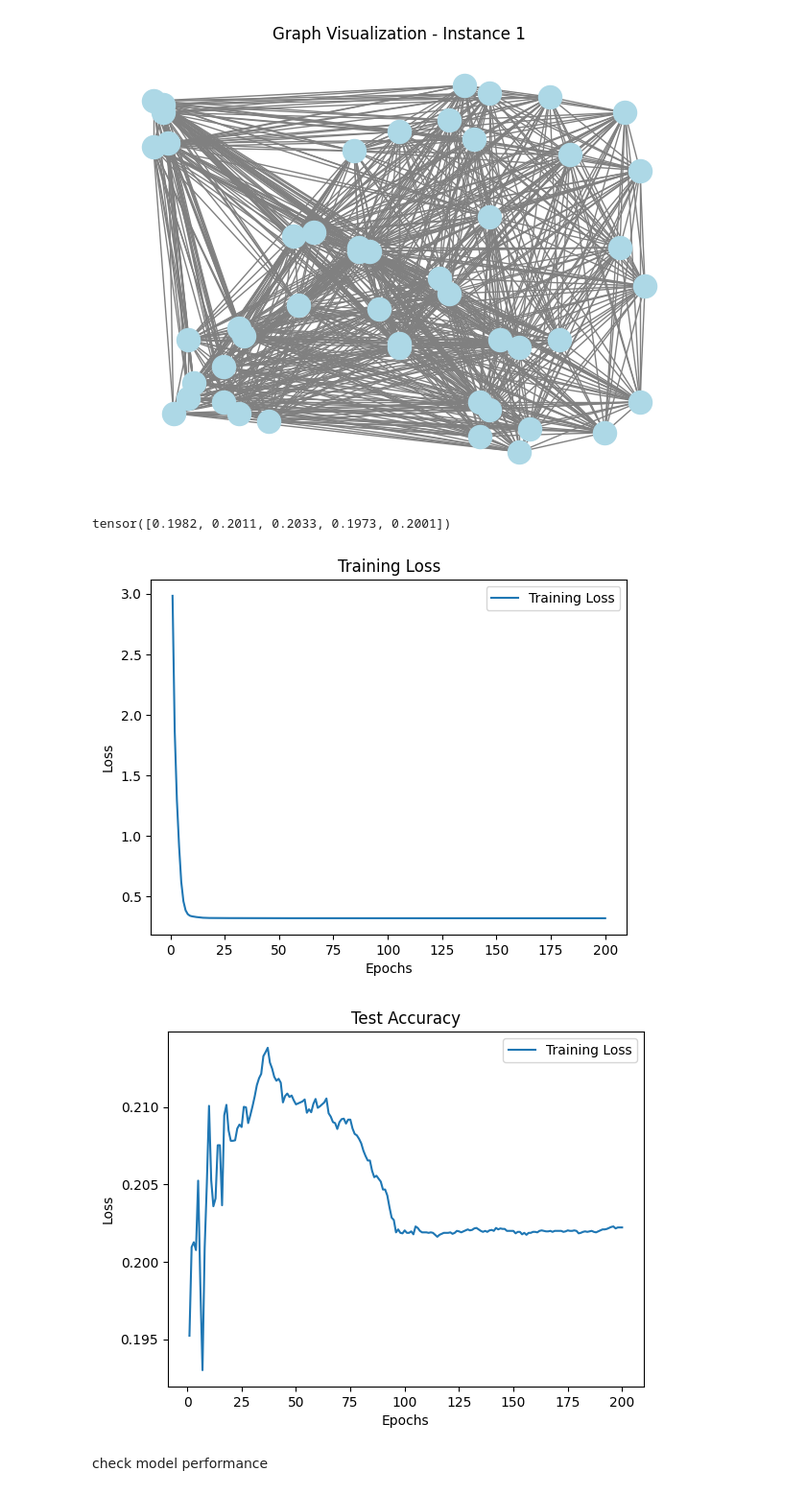
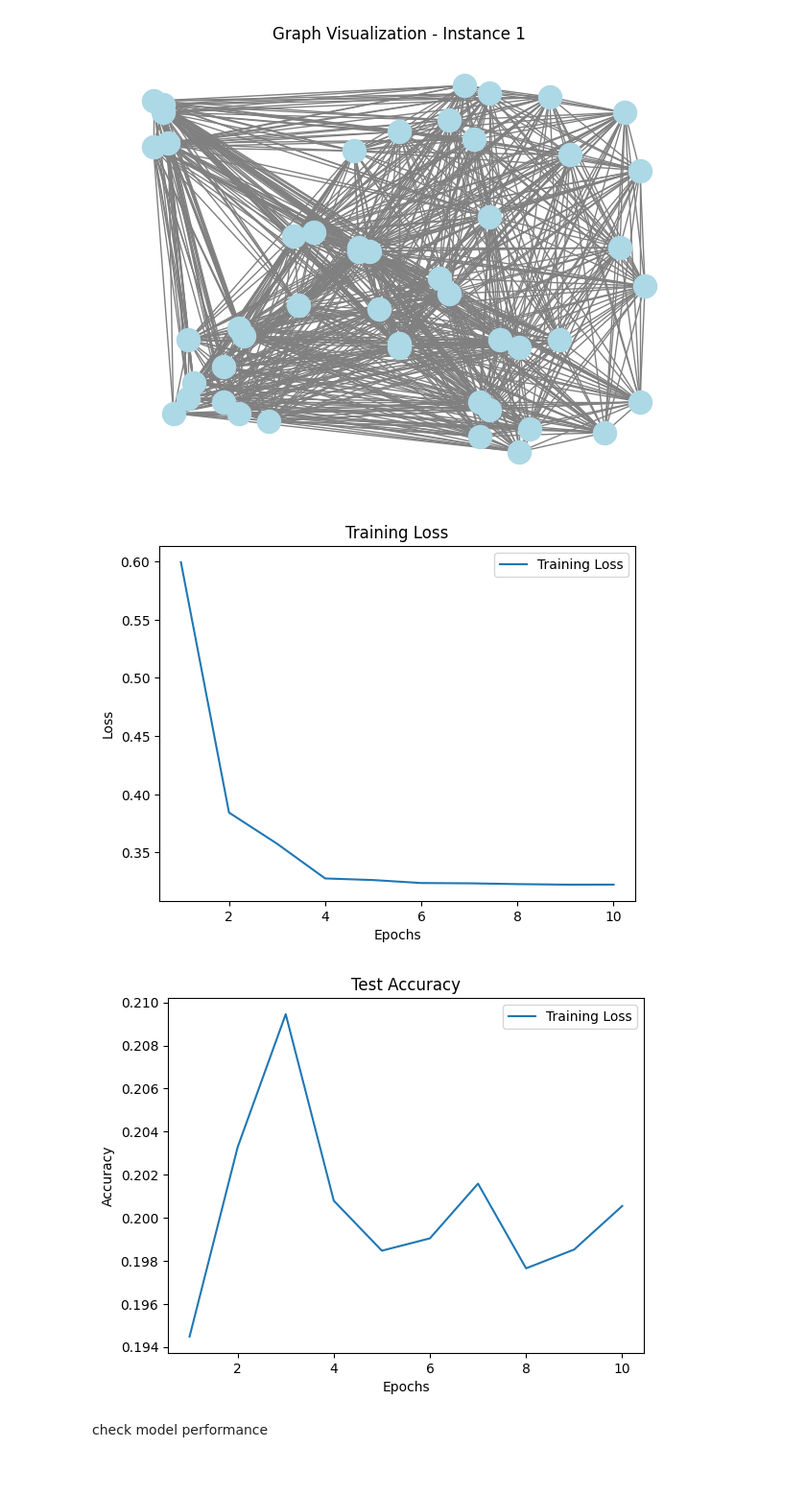
Before and after one commit to MartinMichaux/Hybrid-Machine-Learning-Approach-for-Vehicle-Routing-Problem, a Jupyter notebook: model_GNN.ipynb, the cells around one changed output. Shown at 96% size. Drawn from its saved outputs; the diff is of its cells as text; code cells hidden in the pictures.

```diff
--- a/model_GNN.ipynb
+++ b/model_GNN.ipynb
@@ -142,7 +142,7 @@ def evaluate(model, test_loader):
     return accuracy
 # %%
 input_dim = 2  # Dimensionality of input features (location coordinates)
-hidden_dim = [8]  # Dimensionality of hidden layers
+hidden_dim = [64,32]  # Dimensionality of hidden layers
 output_dim = 5  # Number of vehicles
 
 batch_size = 64
@@ -167,7 +167,7 @@ class_counts = torch.bincount(torch.cat(target_train))
 class_weights = 1.0 / class_counts
 class_weights = class_weights / class_weights.sum()  # Normalize the weights
 
-num_epochs = 200
+num_epochs =10
 for epoch in range(num_epochs):
     train_loss = train_epoch(model, train_loader, optimizer, criterion,class_weights=class_weights)
     test_acc = evaluate(model, test_loader)
@@ -177,8 +177,6 @@ for epoch in range(num_epochs):
 
     # if (epoch + 1) % 10 == 0:
     #     print(f"Epoch {epoch+1}/{num_epochs}, Train Loss: {train_loss:.4f}, Test acc: {test_acc:.4f}")
-# %% [output]
-tensor([0.1982, 0.2011, 0.2033, 0.1973, 0.2001])
 # %%
 # Plotting the training loss
 plt.plot(range(1, num_epochs + 1), train_losses, label='Training Loss')
@@ -188,17 +186,17 @@ plt.title('Training Loss')
 plt.legend()
 plt.show()
 # %% [output]
-[figure, old version]
+[figure, new version]
 # %%
 # Plotting the test accuracy
 plt.plot(range(1, num_epochs + 1), test_accs, label='Training Loss')
 plt.xlabel('Epochs')
-plt.ylabel('Loss')
+plt.ylabel('Accuracy')
 plt.title('Test Accuracy')
 plt.legend()
 plt.show()
 # %% [output]
-[figure, old version]
+[figure, new version]
 # %% [markdown]
 check model performance
 # %%
```
Also changed, not shown: parts of 7 cells of this notebook, 2 other files.
